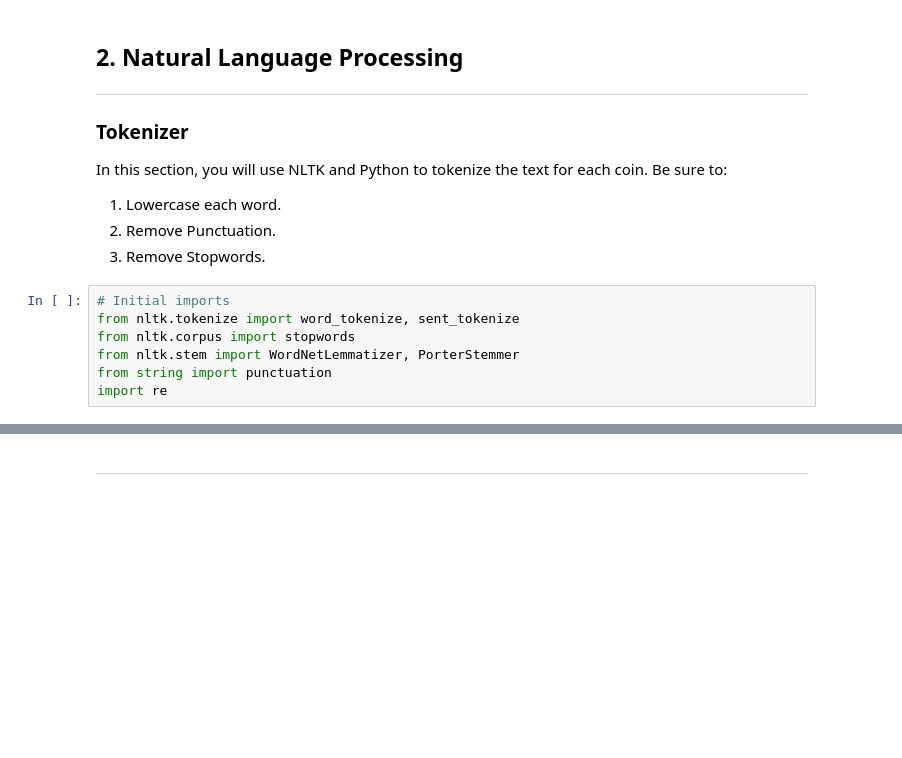
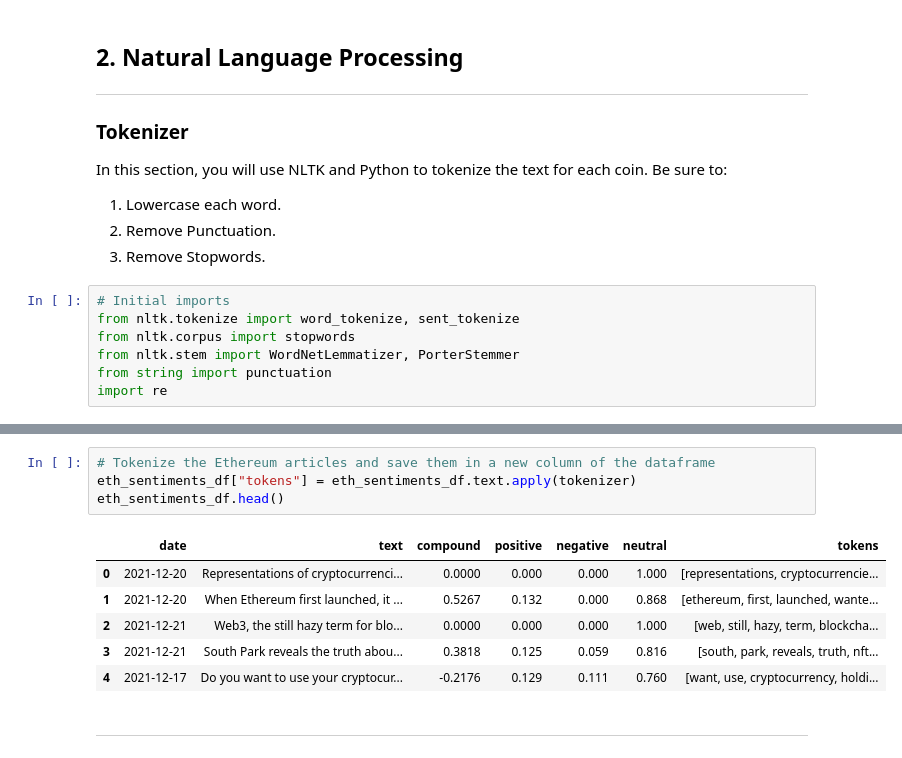
Before and after one commit to bradkaley/Crypto_Sentiment_Analysis, a Jupyter notebook: crypto_sentiment.ipynb, the cells around one changed output, grey strips where cells are left out. Saved outputs shown, nothing was run; the diff lists cells and outputs as text; blank space fills up the shorter version.

```diff
--- a/crypto_sentiment.ipynb
+++ b/crypto_sentiment.ipynb
@@ -267,3 +269,14 @@ eth_tokenized = tokenizer(eth_big_string)
+# %%
+# Tokenize the Ethereum articles and save them in a new column of the dataframe
+eth_sentiments_df["tokens"] = eth_sentiments_df.text.apply(tokenizer)
+eth_sentiments_df.head()
+# %% [output]
+|  | date | text | compound | positive | negative | neutral | tokens |
+| 0 | 2021-12-20 | Representations of cryptocurrenci... | 0.0000 | 0.000 | 0.000 | 1.000 | [representations, cryptocurrencie... |
+| 1 | 2021-12-20 | When Ethereum first launched, it ... | 0.5267 | 0.132 | 0.000 | 0.868 | [ethereum, first, launched, wante... |
+| 2 | 2021-12-21 | Web3, the still hazy term for blo... | 0.0000 | 0.000 | 0.000 | 1.000 | [web, still, hazy, term, blockcha... |
+| 3 | 2021-12-21 | South Park reveals the truth abou... | 0.3818 | 0.125 | 0.059 | 0.816 | [south, park, reveals, truth, nft... |
+| 4 | 2021-12-17 | Do you want to use your cryptocur... | -0.2176 | 0.129 | 0.111 | 0.760 | [want, use, cryptocurrency, holdi... |
 # %% [markdown]
 ---
 # %% [markdown]
```
Also changed, not shown: parts of 32 cells of this notebook.
